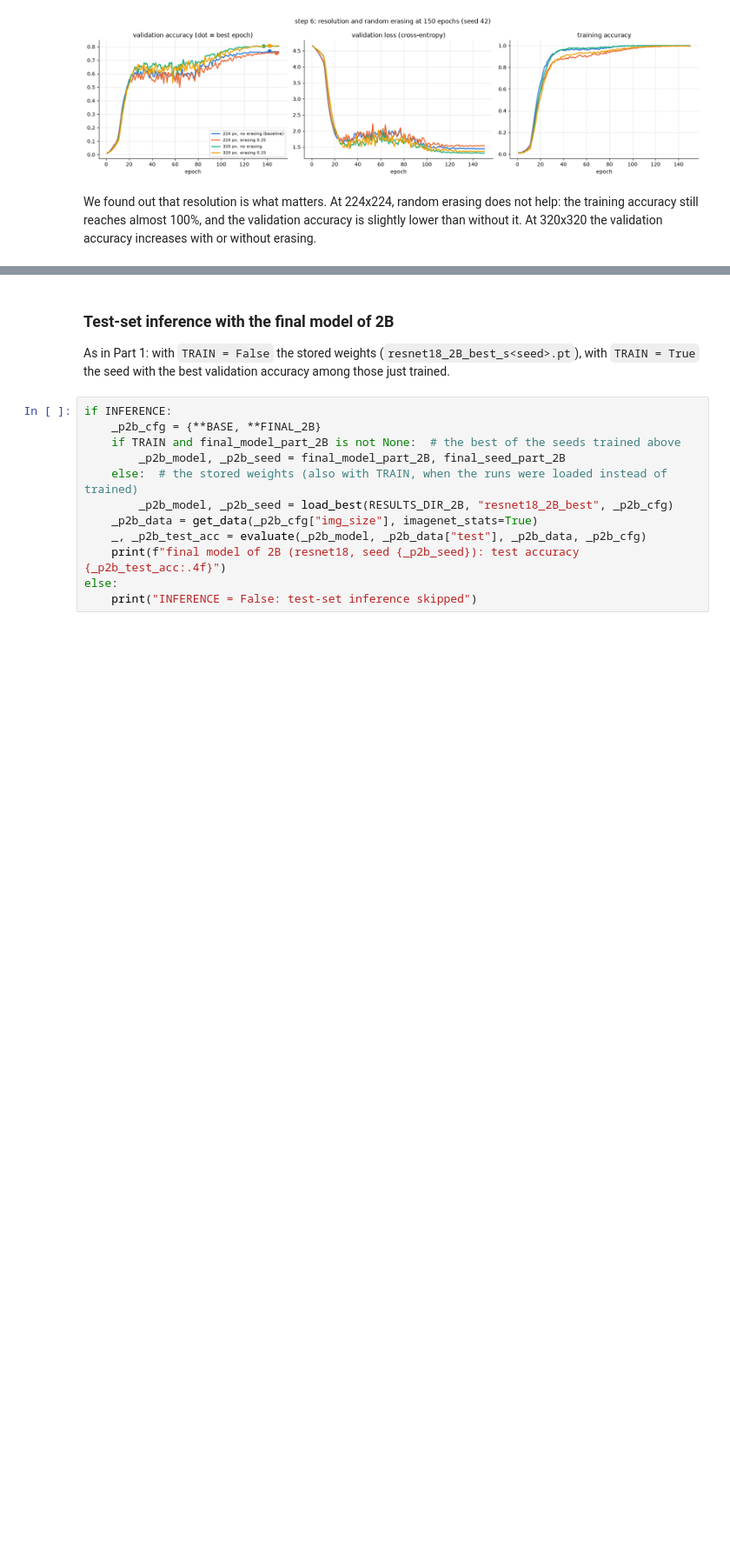
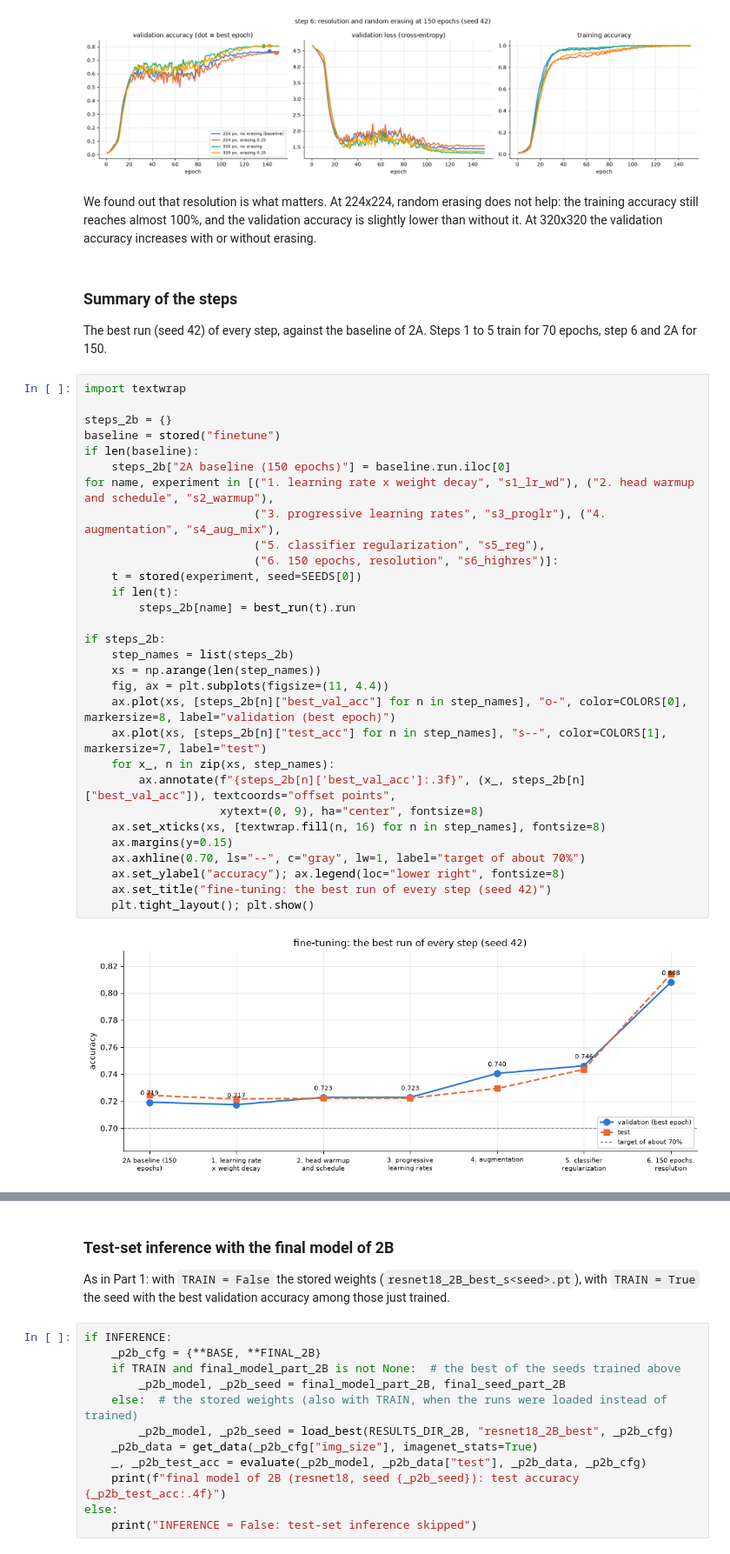
Before and after one commit to jortikcode/100planes-X-IPCV, a Jupyter notebook: code/submission_clean.ipynb, the cells around one changed output, grey strips where cells are left out. Shown at 87% size. Saved outputs shown, nothing was run; the diff lists cells and outputs as text; blank space fills up the shorter version.

```diff
--- a/code/submission_clean.ipynb
+++ b/code/submission_clean.ipynb
@@ -1887,3 +1851,40 @@ else:
 # %% [markdown]
 We found out that resolution is what matters. At 224x224, random erasing does not help: the training accuracy still reaches almost
 100%, and the validation accuracy is slightly lower than without it. At 320x320 the validation accuracy increases with or without erasing.
+# %% [markdown]
+### Summary of the steps
+
+The best run (seed 42) of every step, against the baseline of 2A. Steps 1 to 5 train for 70 epochs, step 6 and 2A
+for 150.
+# %%
+import textwrap
+
+steps_2b = {}
+baseline = stored("finetune")
+if len(baseline):
+    steps_2b["2A baseline (150 epochs)"] = baseline.run.iloc[0]
+for name, experiment in [("1. learning rate x weight decay", "s1_lr_wd"), ("2. head warmup and schedule", "s2_warmup"),
+                         ("3. progressive learning rates", "s3_proglr"), ("4. augmentation", "s4_aug_mix"),
+                         ("5. classifier regularization", "s5_reg"),
+                         ("6. 150 epochs, resolution", "s6_highres")]:
+    t = stored(experiment, seed=SEEDS[0])
+    if len(t):
+        steps_2b[name] = best_run(t).run
+
+if steps_2b:
+    step_names = list(steps_2b)
+    xs = np.arange(len(step_names))
+    fig, ax = plt.subplots(figsize=(11, 4.4))
+    ax.plot(xs, [steps_2b[n]["best_val_acc"] for n in step_names], "o-", color=COLORS[0], markersize=8, label="validation (best epoch)")
+    ax.plot(xs, [steps_2b[n]["test_acc"] for n in step_names], "s--", color=COLORS[1], markersize=7, label="test")
+    for x_, n in zip(xs, step_names):
+        ax.annotate(f"{steps_2b[n]['best_val_acc']:.3f}", (x_, steps_2b[n]["best_val_acc"]), textcoords="offset points",
+                    xytext=(0, 9), ha="center", fontsize=8)
+    ax.set_xticks(xs, [textwrap.fill(n, 16) for n in step_names], fontsize=8)
+    ax.margins(y=0.15)
+    ax.axhline(0.70, ls="--", c="gray", lw=1, label="target of about 70%")
+    ax.set_ylabel("accuracy"); ax.legend(loc="lower right", fontsize=8)
+    ax.set_title("fine-tuning: the best run of every step (seed 42)")
+    plt.tight_layout(); plt.show()
+# %% [output]
+[figure, new version]
```
Also changed, not shown: parts of 8 cells of this notebook, 1 other file.
